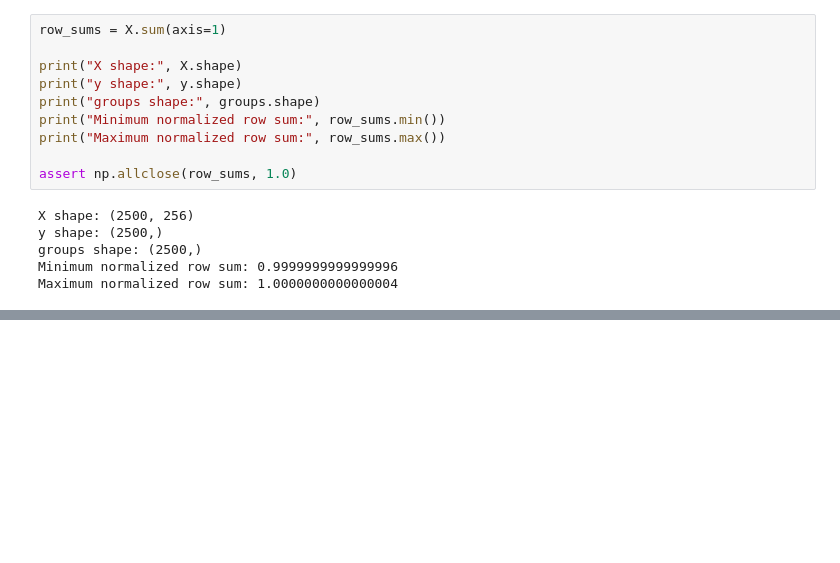
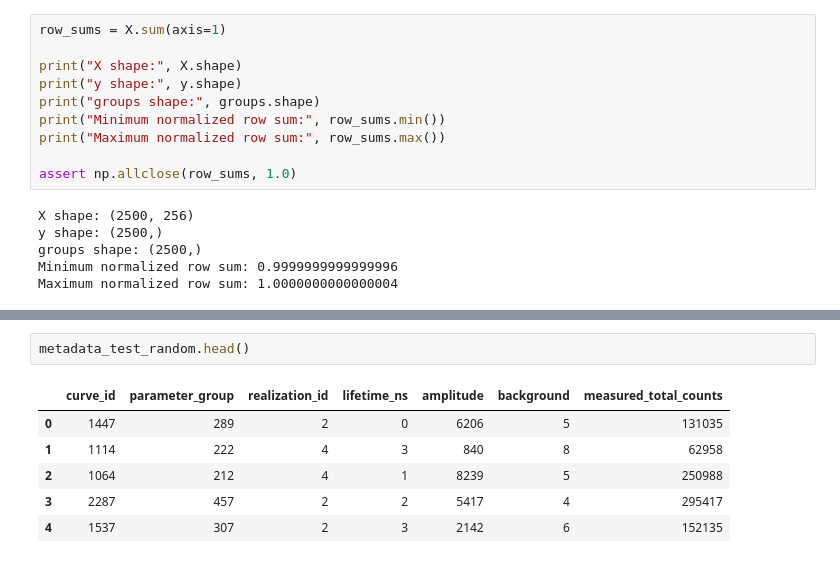
Before and after one commit to moryev/tcspc-lifetime-toolkit, a Jupyter notebook: notebooks/05_data_leakage_and_grouped_evaluation.ipynb, the cells around one changed output, grey strips where cells are left out. Saved outputs shown, nothing was run; the diff lists cells and outputs as text; blank space fills up the shorter version.

```diff
--- a/notebooks/05_data_leakage_and_grouped_evaluation.ipynb
+++ b/notebooks/05_data_leakage_and_grouped_evaluation.ipynb
@@ -500,0 +696,9 @@ Maximum normalized row sum: 1.0000000000000004
+# %%
+metadata_test_random.head()
+# %% [output]
+|  | curve_id | parameter_group | realization_id | lifetime_ns | amplitude | background | measured_total_counts |
+| 0 | 1447 | 289 | 2 | 0 | 6206 | 5 | 131035 |
+| 1 | 1114 | 222 | 4 | 3 | 840 | 8 | 62958 |
+| 2 | 1064 | 212 | 4 | 1 | 8239 | 5 | 250988 |
+| 3 | 2287 | 457 | 2 | 2 | 5417 | 4 | 295417 |
+| 4 | 1537 | 307 | 2 | 3 | 2142 | 6 | 152135 |
```
Also changed, not shown: parts of 22 cells of this notebook.
